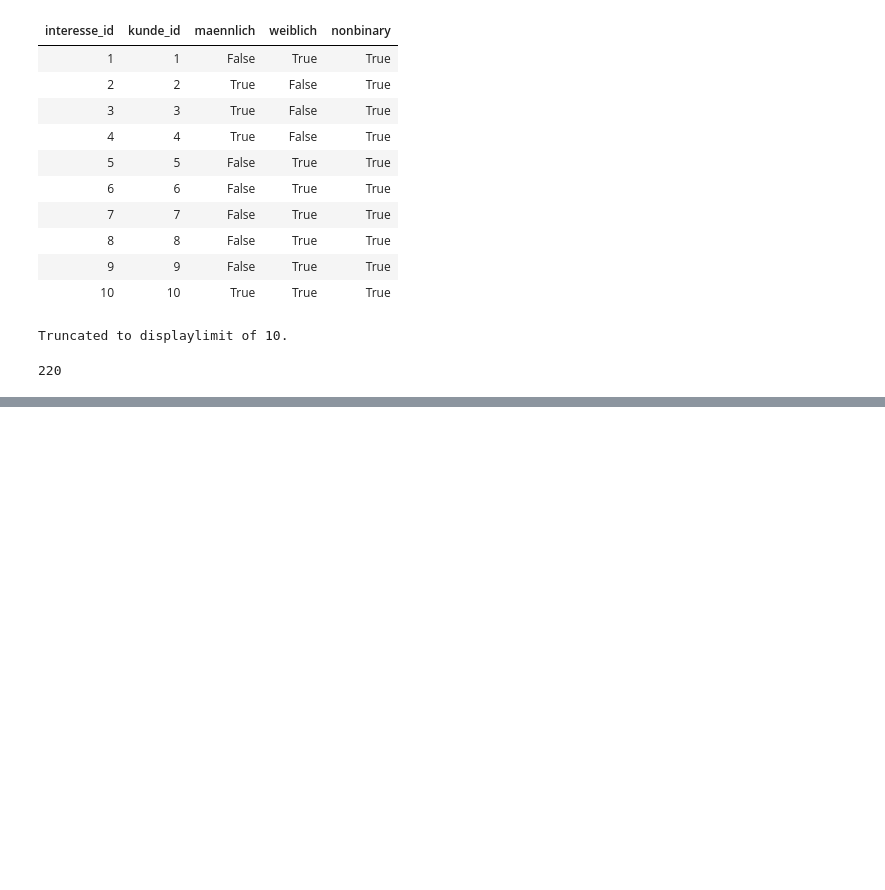
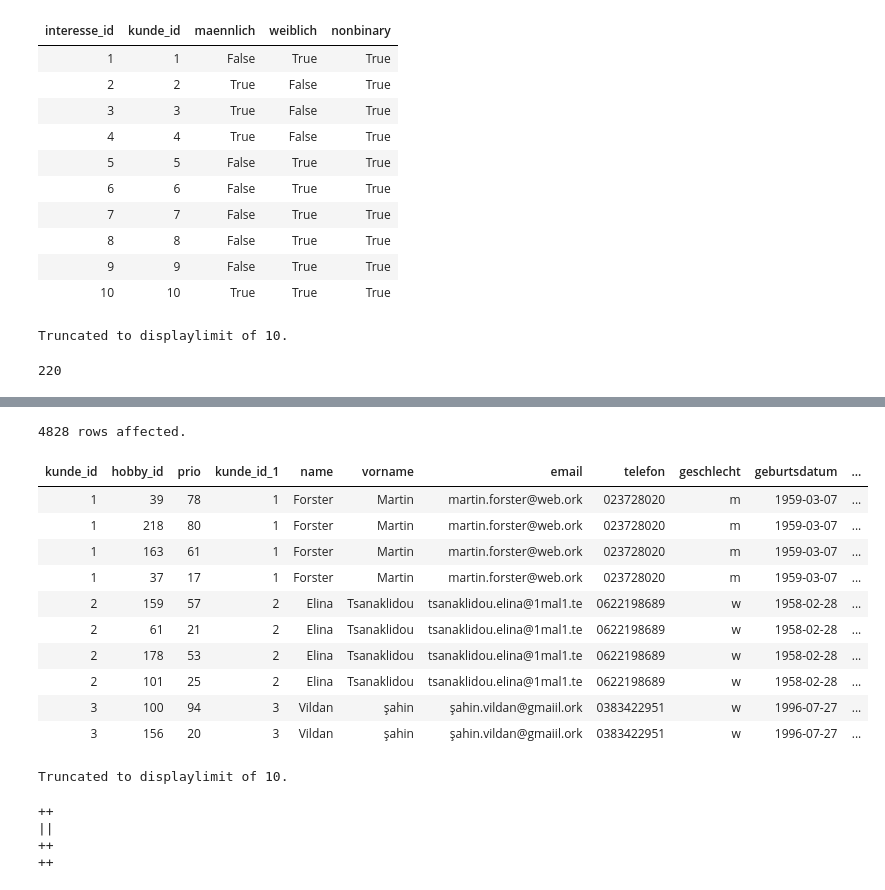
Before and after one commit to Sweet-Lunalotl/LetsMeet_Luna, a Jupyter notebook: notebooks/Akt1.ipynb, the cells around one changed output, grey strips where cells are left out. Saved outputs shown, nothing was run; the diff lists cells and outputs as text; code cells hidden in the pictures; blank space fills up the shorter version.

```diff
--- a/notebooks/Akt1.ipynb
+++ b/notebooks/Akt1.ipynb
@@ -407,0 +408,19 @@ select * from hobby_kunde
+# %%
+%%sql
+select * from hobby_kunde as hk
+join kunde as k on k.kunde_id = hk.kunde_id
+join hobby as h on h.hobby_id = hk.hobby_id
+# %% [output]
+4828 rows affected.
+| kunde_id | hobby_id | prio | kunde_id_1 | name | vorname | email | telefon | geschlecht | geburtsdatum | ... |
+| 1 | 39 | 78 | 1 | Forster | Martin | martin.forster@web.ork | 023728020 | m | 1959-03-07 | ... |
+| 1 | 218 | 80 | 1 | Forster | Martin | martin.forster@web.ork | 023728020 | m | 1959-03-07 | ... |
+| 1 | 163 | 61 | 1 | Forster | Martin | martin.forster@web.ork | 023728020 | m | 1959-03-07 | ... |
+| 1 | 37 | 17 | 1 | Forster | Martin | martin.forster@web.ork | 023728020 | m | 1959-03-07 | ... |
+| 2 | 159 | 57 | 2 | Elina | Tsanaklidou | tsanaklidou.elina@1mal1.te | 0622198689 | w | 1958-02-28 | ... |
+| 2 | 61 | 21 | 2 | Elina | Tsanaklidou | tsanaklidou.elina@1mal1.te | 0622198689 | w | 1958-02-28 | ... |
+| 2 | 178 | 53 | 2 | Elina | Tsanaklidou | tsanaklidou.elina@1mal1.te | 0622198689 | w | 1958-02-28 | ... |
+| 2 | 101 | 25 | 2 | Elina | Tsanaklidou | tsanaklidou.elina@1mal1.te | 0622198689 | w | 1958-02-28 | ... |
+| 3 | 100 | 94 | 3 | Vildan | şahin | şahin.vildan@gmaiil.ork | 0383422951 | w | 1996-07-27 | ... |
+| 3 | 156 | 20 | 3 | Vildan | şahin | şahin.vildan@gmaiil.ork | 0383422951 | w | 1996-07-27 | ... |
+Truncated to displaylimit of 10.
@@ -407,0 +429,10 @@ select * from hobby_kunde
+# %%
+%%sql
+create view migration_users as
+select k.email, k.vorname as first_name, k.name as last_name, k.geburtsdatum as birth_date, a.plz as postal_code, a.ort as city from kunde as k
+join adresse as a on a.kunde_id = k.kunde_id
+# %% [output]
+++
+||
+++
+++
```
Also changed, not shown: parts of 13 cells of this notebook, 1 other file.
